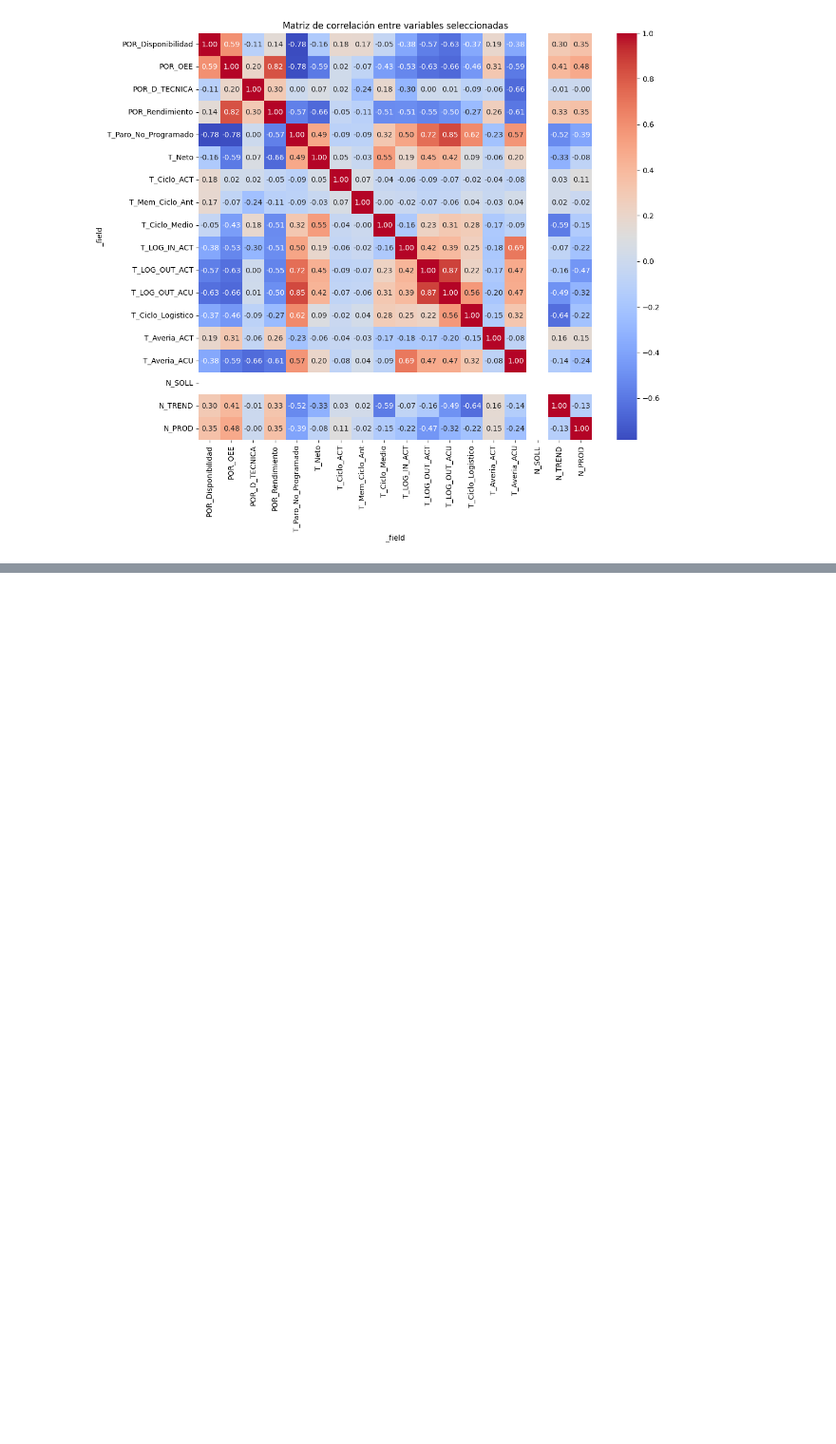
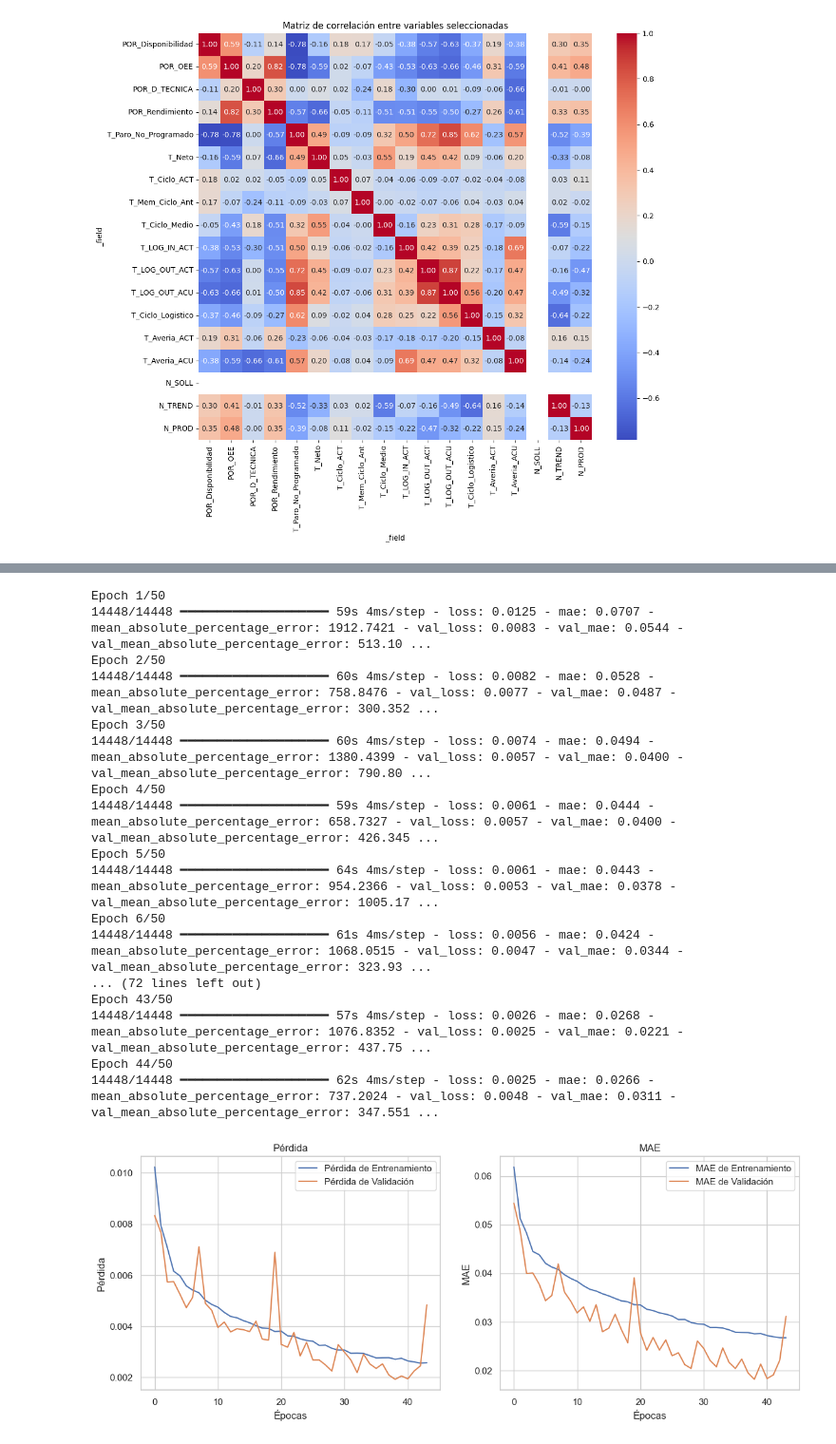
Before and after one commit to Joel2398/VIU_MBID_TFM, a Jupyter notebook: data_analysis/edge_data_analysis.ipynb, the cells around one changed output, grey strips where cells are left out. Shown at 95% size. Drawn from its saved outputs; the diff is of its cells as text; code cells hidden in the pictures; blank space fills up the shorter version.

```diff
--- a/data_analysis/edge_data_analysis.ipynb
+++ b/data_analysis/edge_data_analysis.ipynb
@@ -517,0 +646,17 @@ plt.show()
+# %%
+# Definir el modelo LSTM
+model = Sequential()
+model.add(LSTM(50, return_sequences=True, input_shape=(X_train.shape[1], X_train.shape[2])))
+model.add(Dropout(0.2))
+model.add(LSTM(50))
+model.add(Dropout(0.2))
+model.add(Dense(1))  # Salida para el OEE
+model.summary()
+
+# Compilar el modelo con más métricas
+model.compile(optimizer='adam',
+              loss='mean_squared_error',
+              metrics=['mae', metrics.mean_absolute_percentage_error])
+
+# Definir el Early Stopping
+early_stopping = EarlyStopping(monitor='val_loss', patience=5, restore_best_weights=True)
@@ -517,0 +681,48 @@ plt.show()
+# %%
+# Ajustar el modelo con el Early Stopping
+history = model.fit(X_train, y_train,
+                    epochs=50,
+                    batch_size=32,
+                    validation_split=0.2,
+                    callbacks=[early_stopping],
+                    verbose=1)
+
+# Pérdida de entrenamiento y validación
+plt.figure(figsize=(14, 5))
+plt.subplot(1, 2, 1)
+plt.plot(history.history['loss'], label='Pérdida de Entrenamiento')
+plt.plot(history.history['val_loss'], label='Pérdida de Validación')
+plt.title('Pérdida')
+plt.xlabel('Épocas')
+plt.ylabel('Pérdida')
+plt.legend()
+
+# MAE de entrenamiento y validación
+plt.subplot(1, 2, 2)
+plt.plot(history.history['mae'], label='MAE de Entrenamiento')
+plt.plot(history.history['val_mae'], label='MAE de Validación')
+plt.title('MAE')
+plt.xlabel('Épocas')
+plt.ylabel('MAE')
+plt.legend()
+
+plt.show()
+# %% [output]
+Epoch 1/50
+14448/14448 ━━━━━━━━━━━━━━━━━━━━ 59s 4ms/step - loss: 0.0125 - mae: 0.0707 - mean_absolute_percentage_error: 1912.7421 - val_loss: 0.0083 - val_mae: 0.0544 - val_mean_absolute_percentage_error: 513.10 ...
+Epoch 2/50
+14448/14448 ━━━━━━━━━━━━━━━━━━━━ 60s 4ms/step - loss: 0.0082 - mae: 0.0528 - mean_absolute_percentage_error: 758.8476 - val_loss: 0.0077 - val_mae: 0.0487 - val_mean_absolute_percentage_error: 300.352 ...
+Epoch 3/50
+14448/14448 ━━━━━━━━━━━━━━━━━━━━ 60s 4ms/step - loss: 0.0074 - mae: 0.0494 - mean_absolute_percentage_error: 1380.4399 - val_loss: 0.0057 - val_mae: 0.0400 - val_mean_absolute_percentage_error: 790.80 ...
+Epoch 4/50
+14448/14448 ━━━━━━━━━━━━━━━━━━━━ 59s 4ms/step - loss: 0.0061 - mae: 0.0444 - mean_absolute_percentage_error: 658.7327 - val_loss: 0.0057 - val_mae: 0.0400 - val_mean_absolute_percentage_error: 426.345 ...
+Epoch 5/50
+14448/14448 ━━━━━━━━━━━━━━━━━━━━ 64s 4ms/step - loss: 0.0061 - mae: 0.0443 - mean_absolute_percentage_error: 954.2366 - val_loss: 0.0053 - val_mae: 0.0378 - val_mean_absolute_percentage_error: 1005.17 ...
+Epoch 6/50
+14448/14448 ━━━━━━━━━━━━━━━━━━━━ 61s 4ms/step - loss: 0.0056 - mae: 0.0424 - mean_absolute_percentage_error: 1068.0515 - val_loss: 0.0047 - val_mae: 0.0344 - val_mean_absolute_percentage_error: 323.93 ...
+... (72 lines left out)
+Epoch 43/50
+14448/14448 ━━━━━━━━━━━━━━━━━━━━ 57s 4ms/step - loss: 0.0026 - mae: 0.0268 - mean_absolute_percentage_error: 1076.8352 - val_loss: 0.0025 - val_mae: 0.0221 - val_mean_absolute_percentage_error: 437.75 ...
+Epoch 44/50
+14448/14448 ━━━━━━━━━━━━━━━━━━━━ 62s 4ms/step - loss: 0.0025 - mae: 0.0266 - mean_absolute_percentage_error: 737.2024 - val_loss: 0.0048 - val_mae: 0.0311 - val_mean_absolute_percentage_error: 347.551 ...
+[figure, added]
```
Also changed, not shown: parts of 94 cells of this notebook, 7 other files.
